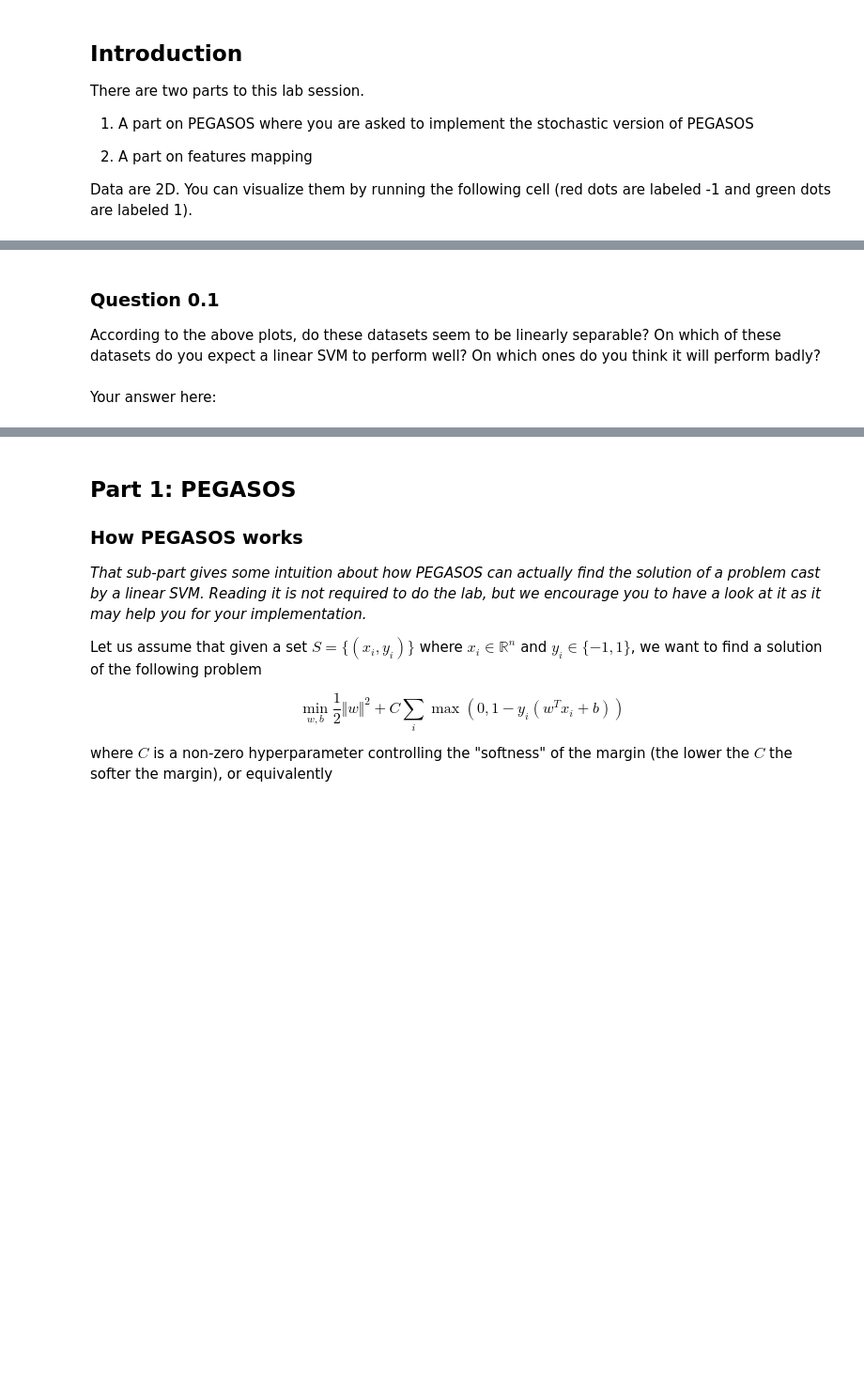
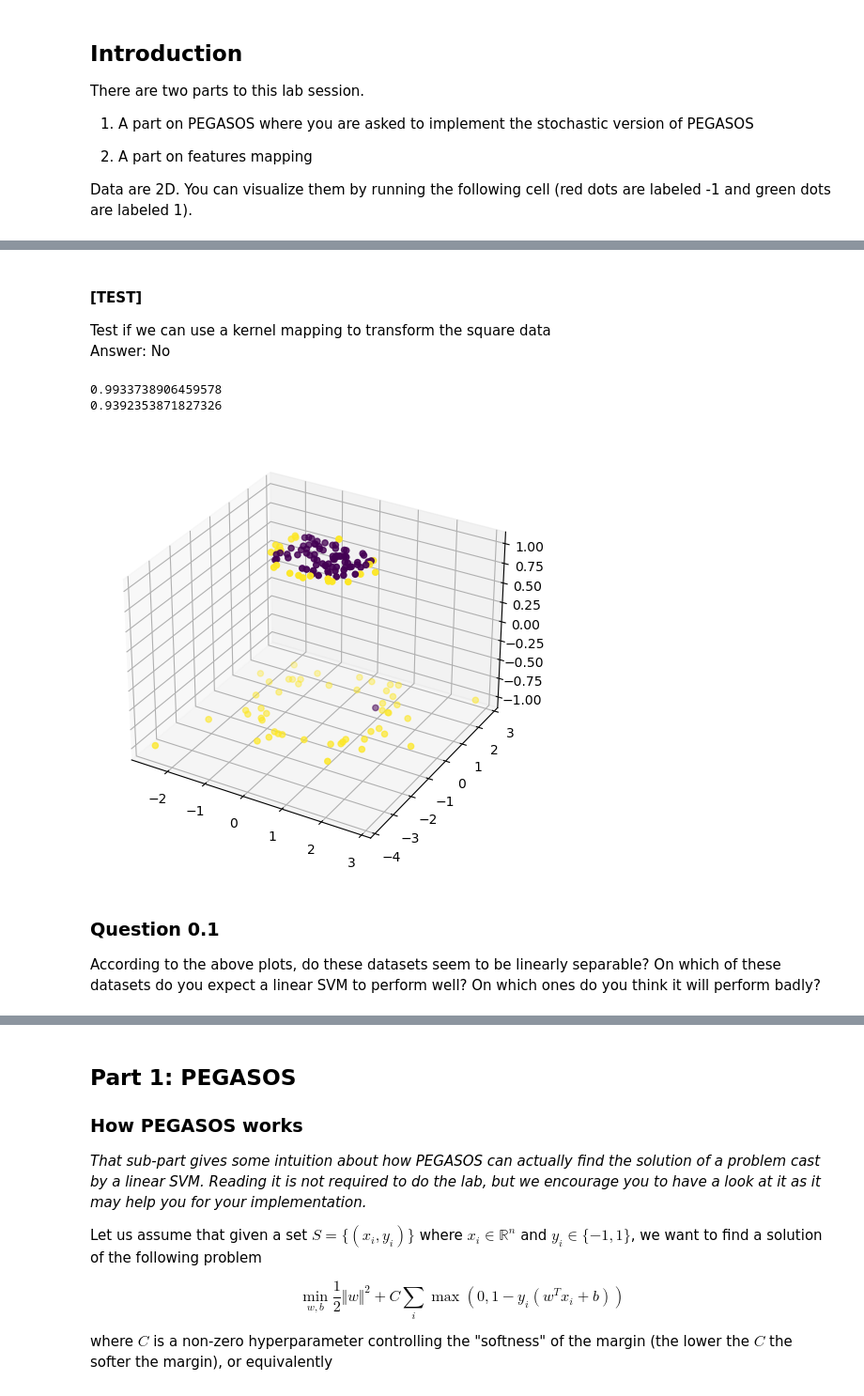
Before and after one commit to malis-course/MALIS, a Jupyter notebook: labs/lab3/svm.ipynb, the cells around one changed output, grey strips where cells are left out. Shown at 94% size. Cells and saved outputs as stored; diff of their text form; code cells hidden in the pictures; blank space fills up the shorter version.

```diff
--- a/labs/lab3/svm.ipynb
+++ b/labs/lab3/svm.ipynb
@@ -38,5 +47,27 @@ for dataset in datasets :
+# %% [markdown]
+#### [TEST]
+Test if we can use a kernel mapping to transform the square data
+Answer: No
+# %%
+d4 = pd.read_csv(datasets[3],delimiter=' ')
+
+d1_center = (np.max(d4.x_1[d4.y == -1]) - np.min(d4.x_1[d4.y == -1]))* 0.5
+d2_center = (np.max(d4.x_2[d4.y == -1]) - np.min(d4.x_2[d4.y == -1]))* 0.5
+print(d1_c)
+print(d2_c)
+
+d_x1 = d4.x_1 - d1_center
+d_x2 = d4.x_2 - d2_center
+d_x3 = np.sqrt((d4.x_1-d1_center) ** 2 + (d4.x_2-d2_center) ** 2).map(lambda x: 1 if x <= np.sqrt(d1_center**2 + d2_center**2) else -1)
+
+fig = plt.figure(figsize=(8, 6), dpi=100)
+ax = fig.add_subplot(projection='3d')
+ax.scatter(d_x1,d_x2, d_x3, c=d4.y)
+plt.show()
+# %% [output]
+0.9933738906459578
+0.9392353871827326
+[figure, added]
 # %% [markdown]
 ### Question 0.1
 According to the above plots, do these datasets seem to be linearly separable? On which of these datasets do you expect a linear SVM to perform well? On which ones do you think it will perform badly?
-# %% [markdown]
-Your answer here:
```
Also changed, not shown: parts of 2 cells of this notebook.
